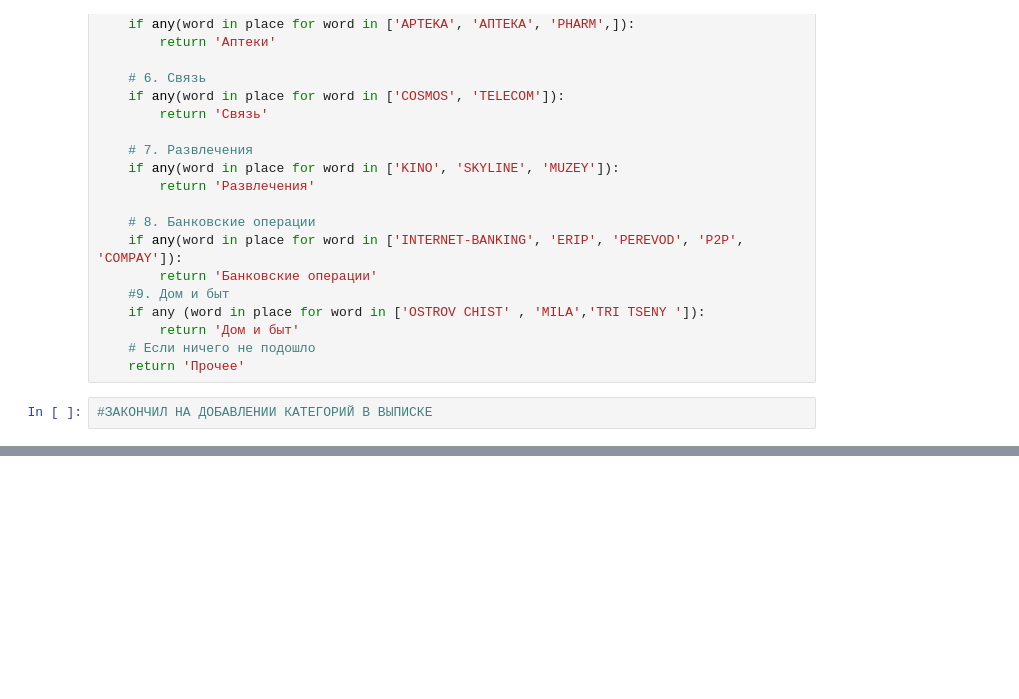
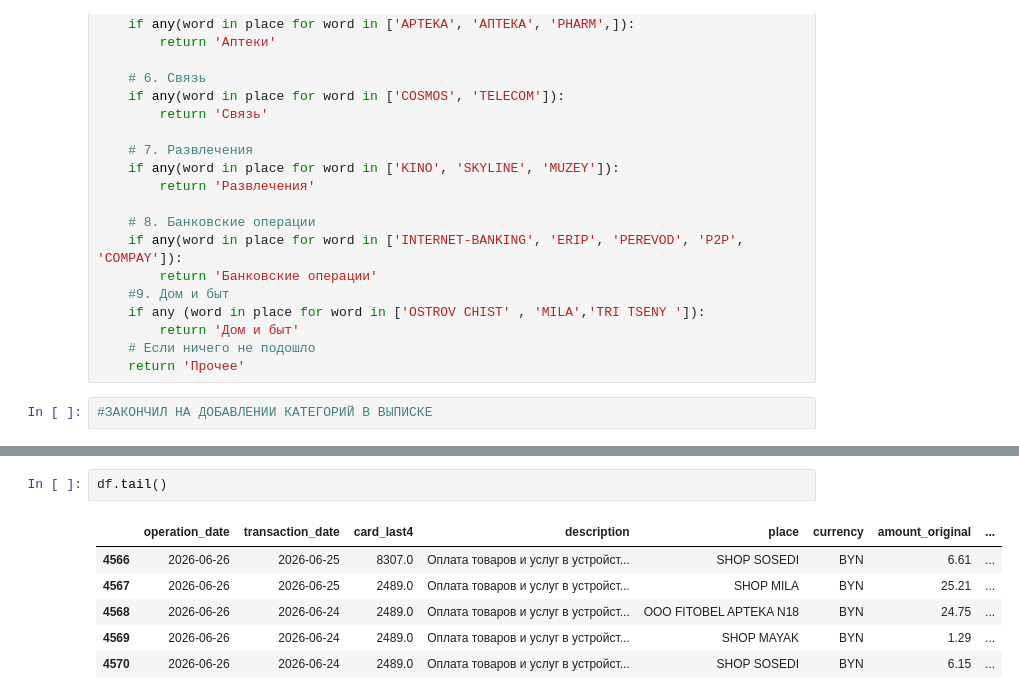
Before and after one commit to F1stik/data-science, a Jupyter notebook: 03_visualization_of_data/04_seaborn.ipynb, the cells around one changed output, grey strips where cells are left out. Cells and saved outputs as stored; diff of their text form; blank space fills up the shorter version.

```diff
--- a/03_visualization_of_data/04_seaborn.ipynb
+++ b/03_visualization_of_data/04_seaborn.ipynb
@@ -379,0 +1093,9 @@ def get_category(place):
+# %%
+df.tail()
+# %% [output]
+|  | operation_date | transaction_date | card_last4 | description | place | currency | amount_original | ... |
+| 4566 | 2026-06-26 | 2026-06-25 | 8307.0 | Оплата товаров и услуг в устройст... | SHOP SOSEDI | BYN | 6.61 | ... |
+| 4567 | 2026-06-26 | 2026-06-25 | 2489.0 | Оплата товаров и услуг в устройст... | SHOP MILA | BYN | 25.21 | ... |
+| 4568 | 2026-06-26 | 2026-06-24 | 2489.0 | Оплата товаров и услуг в устройст... | OOO FITOBEL APTEKA N18 | BYN | 24.75 | ... |
+| 4569 | 2026-06-26 | 2026-06-24 | 2489.0 | Оплата товаров и услуг в устройст... | SHOP MAYAK | BYN | 1.29 | ... |
+| 4570 | 2026-06-26 | 2026-06-24 | 2489.0 | Оплата товаров и услуг в устройст... | SHOP SOSEDI | BYN | 6.15 | ... |
```
Also changed, not shown: parts of 27 cells of this notebook, 2 other files.
